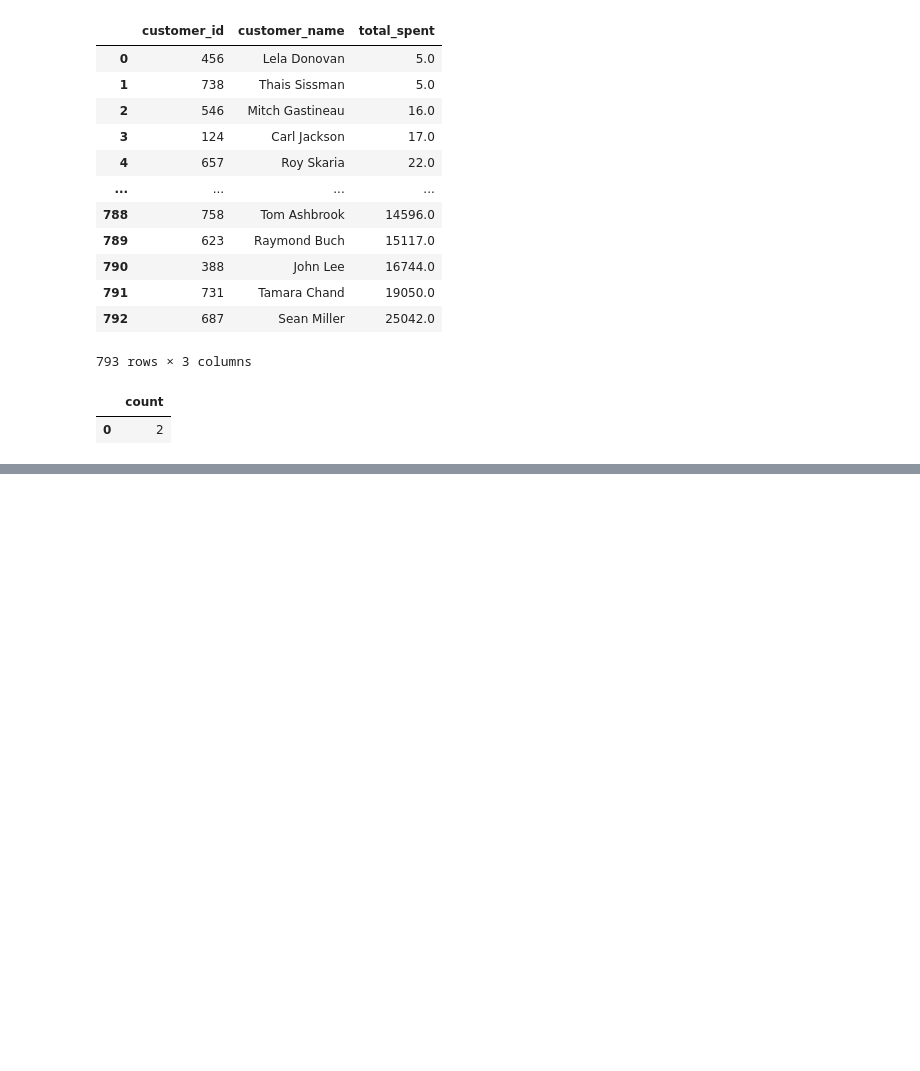
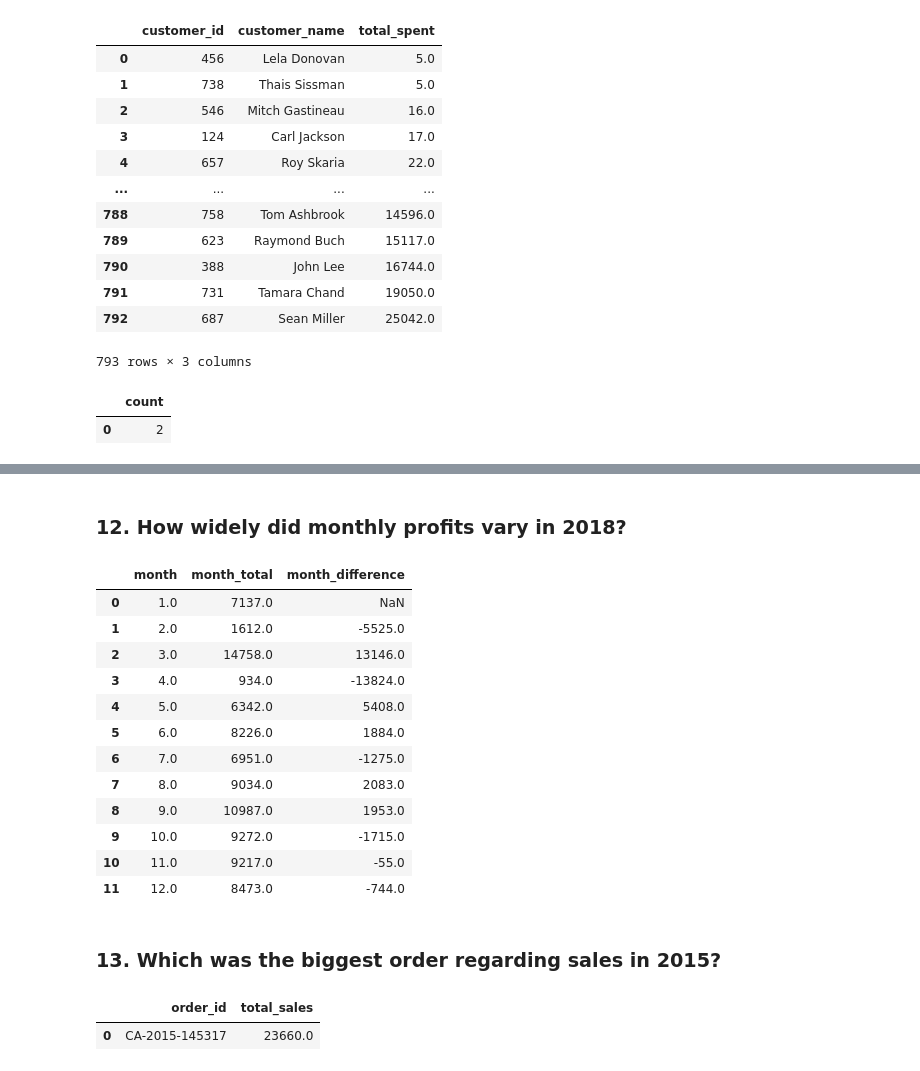
Before and after one commit to prathikshaghasari/unicorn-sales-analysis, a Jupyter notebook: UNICORN_project.ipynb, the cells around one changed output, grey strips where cells are left out. Saved outputs shown, nothing was run; the diff lists cells and outputs as text; code cells hidden in the pictures; blank space fills up the shorter version.

```diff
--- a/UNICORN_project.ipynb
+++ b/UNICORN_project.ipynb
@@ -164,0 +307,65 @@ pd.read_sql (sa.text(query),connection)
+# %% [markdown]
+### **12. How widely did monthly profits vary in 2018?**
+# %%
+# To understand how widely monthly profits varied in 2018,
+# I have measured the spread or variability of profits per month within that year.
+
+query = """
+
+WITH MonthlyProfits AS (
+   SELECT
+       EXTRACT(MONTH FROM o.order_date) AS month,
+       SUM(od.order_profits) AS month_total
+   FROM
+       orders o
+   INNER JOIN
+       order_details od ON o.order_id = od.order_id
+   WHERE
+       EXTRACT(YEAR FROM o.order_date) = 2018
+   GROUP BY
+       EXTRACT(MONTH FROM o.order_date)
+)
+SELECT
+   month,
+   month_total,
+   month_total - LAG(month_total) OVER (ORDER BY month) AS month_difference
+FROM MonthlyProfits
+ORDER BY month;
+
+"""
+pd.read_sql(sa.text(query),connection)
+# %% [output]
+|  | month | month_total | month_difference |
+| 0 | 1.0 | 7137.0 | NaN |
+| 1 | 2.0 | 1612.0 | -5525.0 |
+| 2 | 3.0 | 14758.0 | 13146.0 |
+| 3 | 4.0 | 934.0 | -13824.0 |
+| 4 | 5.0 | 6342.0 | 5408.0 |
+| 5 | 6.0 | 8226.0 | 1884.0 |
+| 6 | 7.0 | 6951.0 | -1275.0 |
+| 7 | 8.0 | 9034.0 | 2083.0 |
+| 8 | 9.0 | 10987.0 | 1953.0 |
+| 9 | 10.0 | 9272.0 | -1715.0 |
+| 10 | 11.0 | 9217.0 | -55.0 |
+| 11 | 12.0 | 8473.0 | -744.0 |
+# %% [markdown]
+### **13. Which was the biggest order regarding sales in 2015?**
+# %%
+query = """
+
+SELECT
+    o.order_id,
+    SUM(od.order_sales) AS total_sales
+FROM orders AS o
+JOIN order_details AS od
+	ON o.order_id = od.order_id
+WHERE EXTRACT(YEAR FROM o.order_date) = 2015
+GROUP BY o.order_id
+ORDER BY total_sales DESC
+LIMIT 1;
+
+"""
+pd.read_sql(sa.text(query),connection)
+# %% [output]
+|  | order_id | total_sales |
+| 0 | CA-2015-145317 | 23660.0 |
```
Also changed, not shown: parts of 40 cells of this notebook.
